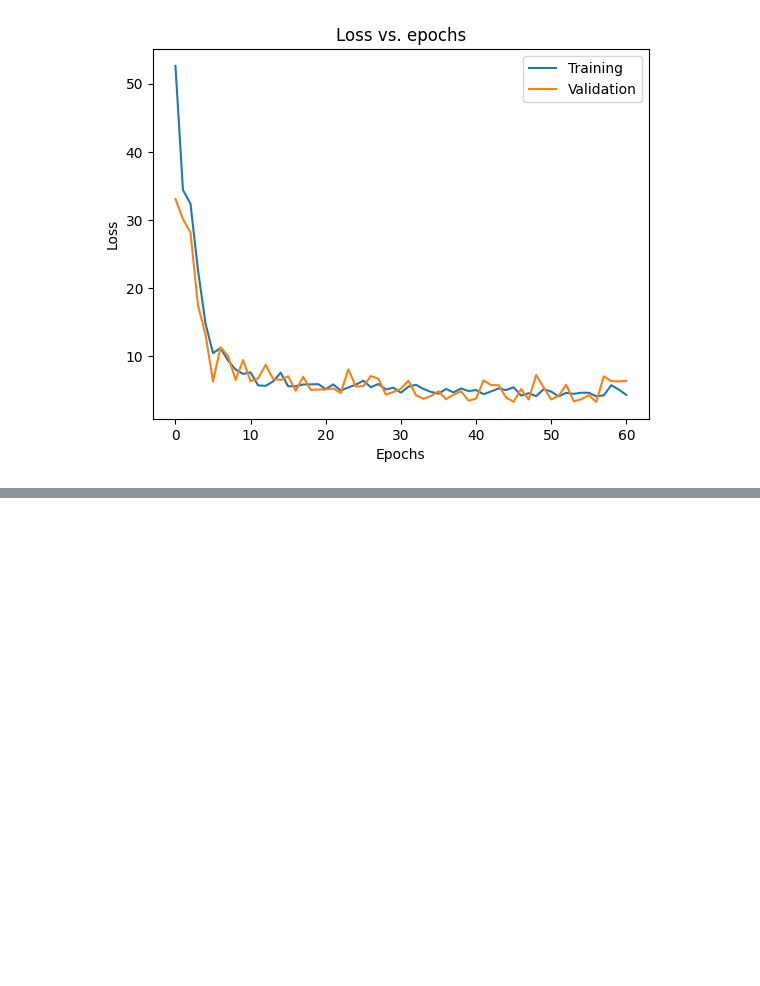
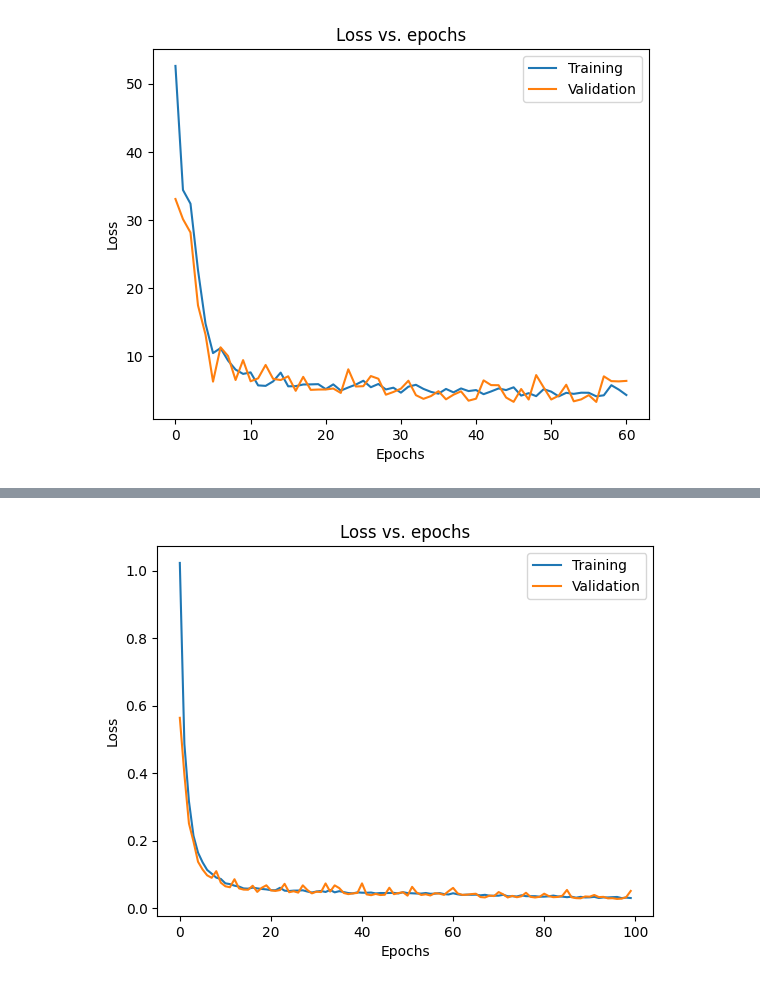
Before and after one commit to AbdallahAmrBeedo/Inverse_kinematics_learning_model, a Jupyter notebook: model_train.ipynb, the cells around one changed output, grey strips where cells are left out. Saved outputs shown, nothing was run; the diff lists cells and outputs as text; code cells hidden in the pictures; blank space fills up the shorter version.

```diff
--- a/model_train.ipynb
+++ b/model_train.ipynb
@@ -390,0 +500,11 @@ plt.show()
+# %%
+# Plot the training and validation loss
+plt.plot(history.history['loss'])
+plt.plot(history.history['val_loss'])
+plt.title('Loss vs. epochs')
+plt.ylabel('Loss')
+plt.xlabel('Epochs')
+plt.legend(['Training', 'Validation'], loc='upper right')
+plt.show()
+# %% [output]
+[figure, added]
```
Also changed, not shown: parts of 9 cells of this notebook, 11 other files.
